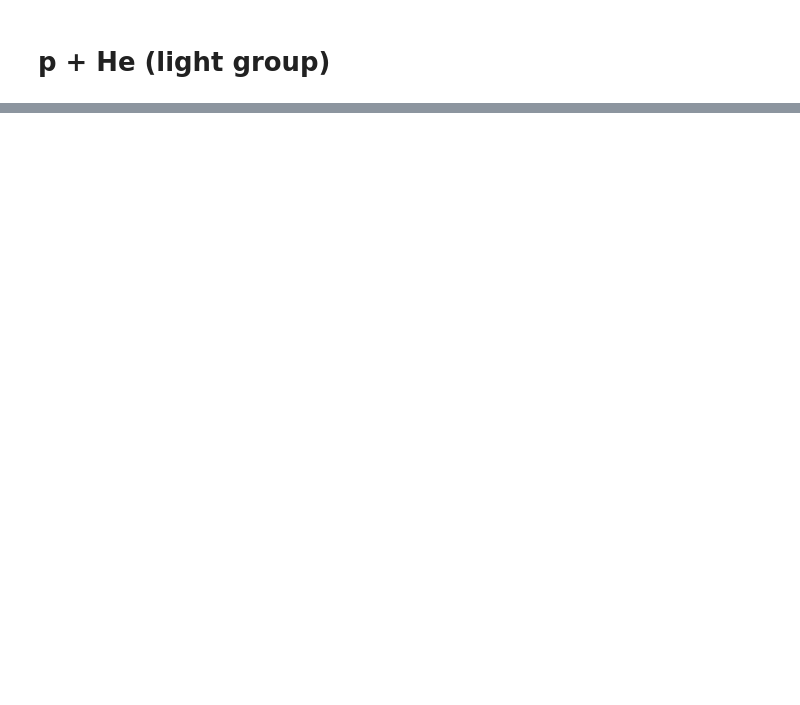
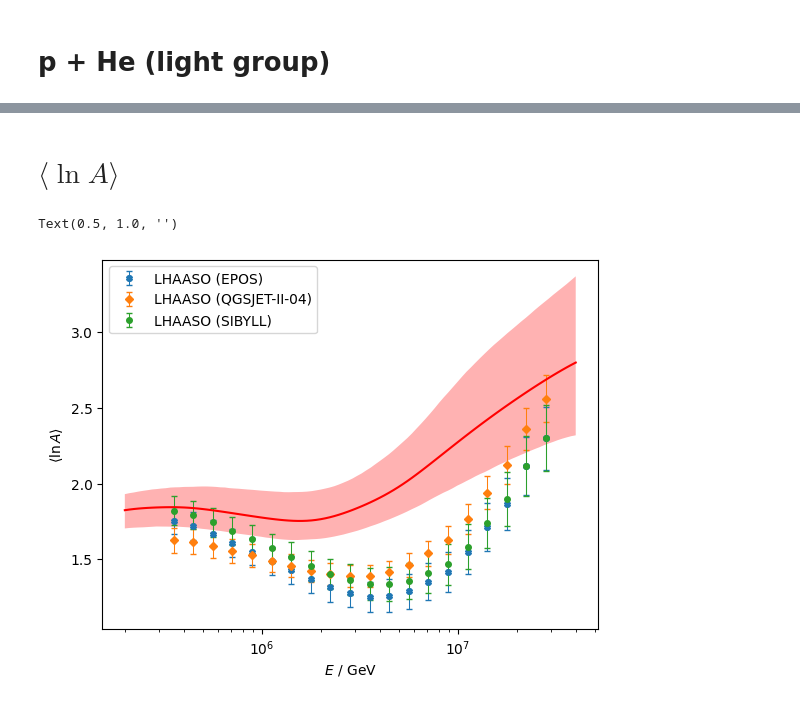
Before and after one commit to nj-vs-vh/EVA, a Jupyter notebook: observables.ipynb, the cells around one changed output, grey strips where cells are left out. Cells and saved outputs as stored; diff of their text form; code cells hidden in the pictures; blank space fills up the shorter version.

Commit message:
lnA calculated as post-hoc observable

```diff
--- a/observables.ipynb
+++ b/observables.ipynb
@@ -219,0 +186,51 @@ Text(0.5, 1.0, 'All particle')
+# %% [markdown]
+# $\langle \ln A \rangle$
+# %%
+fig, ax = plt.subplots()
+
+lnA_exps = (
+    experiments.lhaaso_epos,
+    experiments.lhaaso_sibyll,
+    experiments.lhaaso_qgsjet,
+)
+for exp in lnA_exps:
+    path = f"data/output/{exp.filename_prefix}_lnA_energy.txt"
+
+    cols = (0, 1, 2, 3, 4, 5)
+    E, value, err_sta_lo, err_sta_up, err_sys_lo, err_sys_up = np.loadtxt(
+        path, usecols=cols, unpack=True
+    )
+    mask = np.ones_like(E, dtype=bool)
+    GenericExperimentData(
+        x=E[mask],
+        y=value[mask],
+        y_errhi=np.sqrt(err_sta_up[mask] ** 2 + err_sys_up[mask] ** 2),
+        y_errlo=np.sqrt(err_sta_lo[mask] ** 2 + err_sys_lo[mask] ** 2),
+        experiment=exp,
+    ).plot(scale=0, ax=ax, add_label=True)
+
+
+def lnA(model: Model, E: np.ndarray) -> np.ndarray:
+    spectra = np.vstack([model.cr_model.compute(E, primary) for primary in Primary])
+    lnA = np.array([np.log(p.A) for p in Primary])
+    return np.sum(spectra * np.expand_dims(lnA, axis=1), axis=0) / np.sum(spectra, axis=0)
+
+
+plot_credible_band(
+    ax,
+    scale=0,
+    bounds=(2e5, 4e7),
+    observable=lnA,
+    theta_sample=theta_sample,
+    model_config=fc.model,
+    add_median=True,
+    color="red",
+)
+label_energy_flux(ax, scale=0)
+ax.set_ylabel("$ \\langle \\ln A \\rangle $")
+ax.set_xscale("log")
+ax.legend()
+ax.set_title("")
+# %% [output]
+Text(0.5, 1.0, '')
+[figure, added]
```
Also changed, not shown: parts of 8 cells of this notebook, 6 other files.
